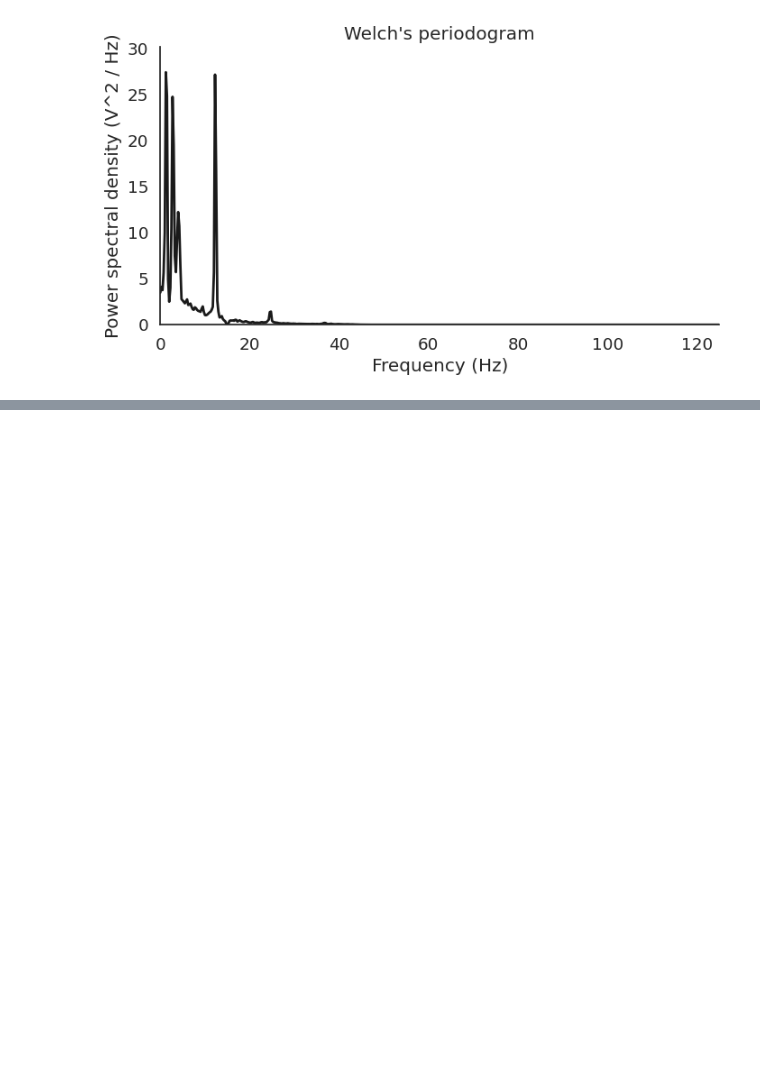
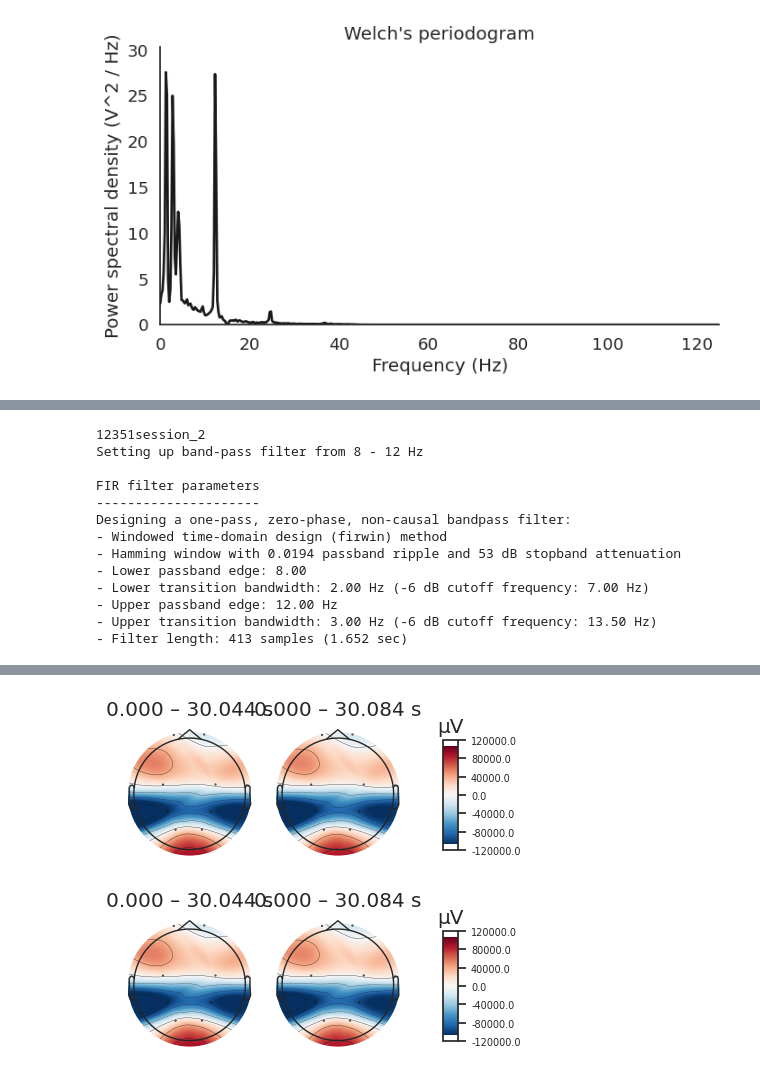
Before and after one commit to abhishek-topwal/OpenBCI_DataAnlaysis, a Jupyter notebook: anx_data_analysis.ipynb, the cells around one changed output, grey strips where cells are left out. Cells and saved outputs as stored; diff of their text form; code cells hidden in the pictures; blank space fills up the shorter version.

```diff
--- a/anx_data_analysis.ipynb
+++ b/anx_data_analysis.ipynb
@@ -372,0 +201,21 @@ plt.show()
+# %%
+# Alpha band, first trial
+print(user[16])
+evData_al = mne.EvokedArray(eeg_data[16], raw_obj[16].info)
+times = np.arange(0.05, 0.126, 0.04)
+evData_al.filter(8, 12)
+evData_al.plot_topomap(times, ch_type='eeg', average=60, time_unit='s')
+# %% [output]
+12351session_2
+Setting up band-pass filter from 8 - 12 Hz
+
+FIR filter parameters
+---------------------
+Designing a one-pass, zero-phase, non-causal bandpass filter:
+- Windowed time-domain design (firwin) method
+- Hamming window with 0.0194 passband ripple and 53 dB stopband attenuation
+- Lower passband edge: 8.00
+- Lower transition bandwidth: 2.00 Hz (-6 dB cutoff frequency: 7.00 Hz)
+- Upper passband edge: 12.00 Hz
+- Upper transition bandwidth: 3.00 Hz (-6 dB cutoff frequency: 13.50 Hz)
+- Filter length: 413 samples (1.652 sec)
@@ -372,0 +228,2 @@ plt.show()
+[figure, added]
+[figure, added]
```
Also changed, not shown: parts of 7 cells of this notebook.
